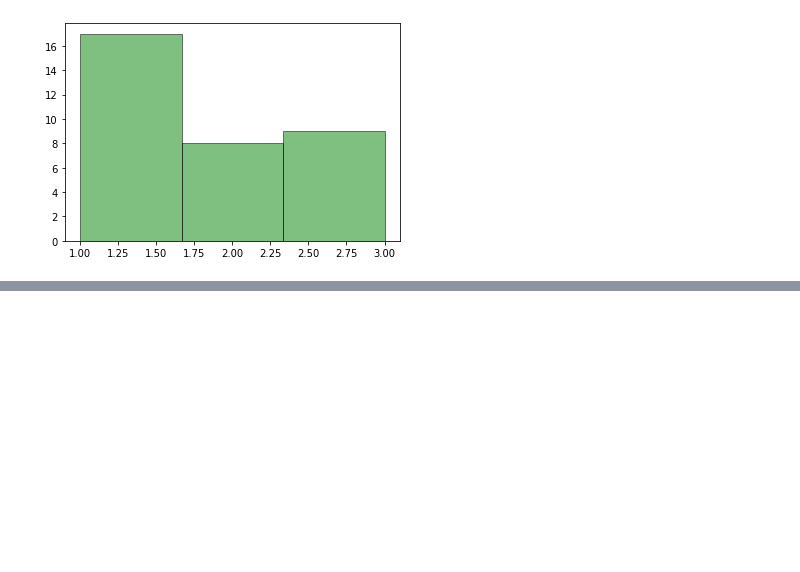
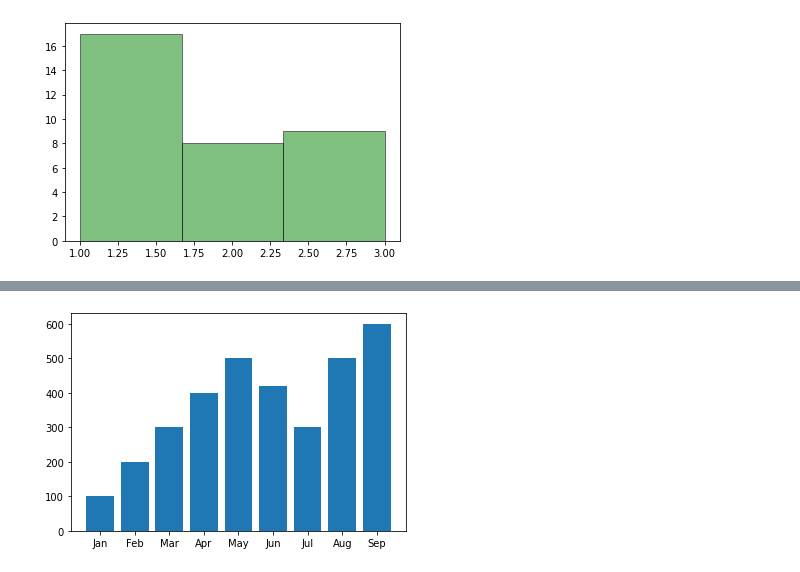
Before and after one commit to zaid-kamil/DP-SEP-PYDS-330-MTTF, a Jupyter notebook: data_analysis/visualization.ipynb, the cells around one changed output, grey strips where cells are left out. Drawn from its saved outputs; the diff is of its cells as text; code cells hidden in the pictures; blank space fills up the shorter version.

Commit message:
visualization #3

```diff
--- a/data_analysis/visualization.ipynb
+++ b/data_analysis/visualization.ipynb
@@ -172,0 +181,8 @@ plt.show()
+# %%
+# bar plot
+sales = np.array([100, 200, 300, 400, 500, 420, 300, 500, 600])
+months = np.array(['Jan', 'Feb', 'Mar', 'Apr', 'May', 'Jun', 'Jul', 'Aug', 'Sep'])
+plt.bar(x=months, height=sales)
+plt.show()
+# %% [output]
+[figure, added]
```
Also changed, not shown: parts of 15 cells of this notebook, 1 other file.
